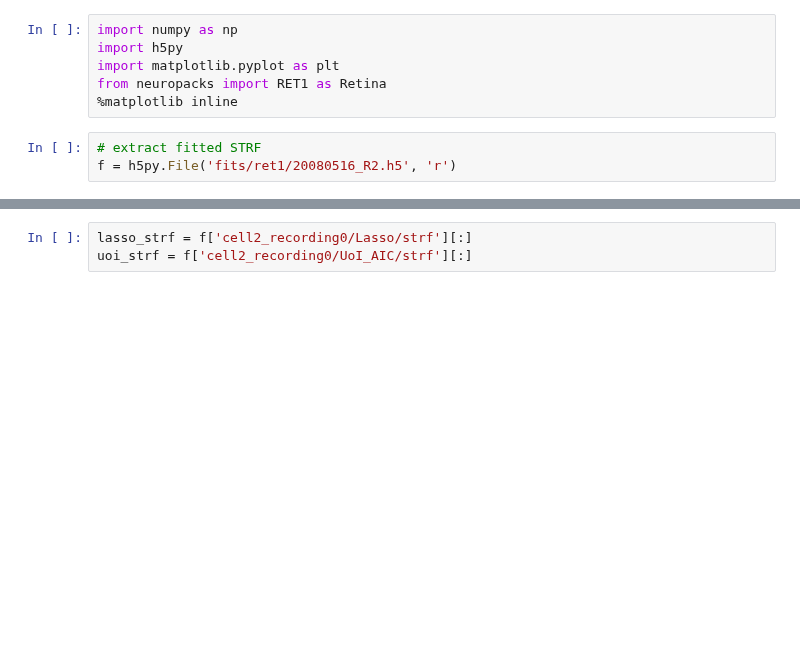
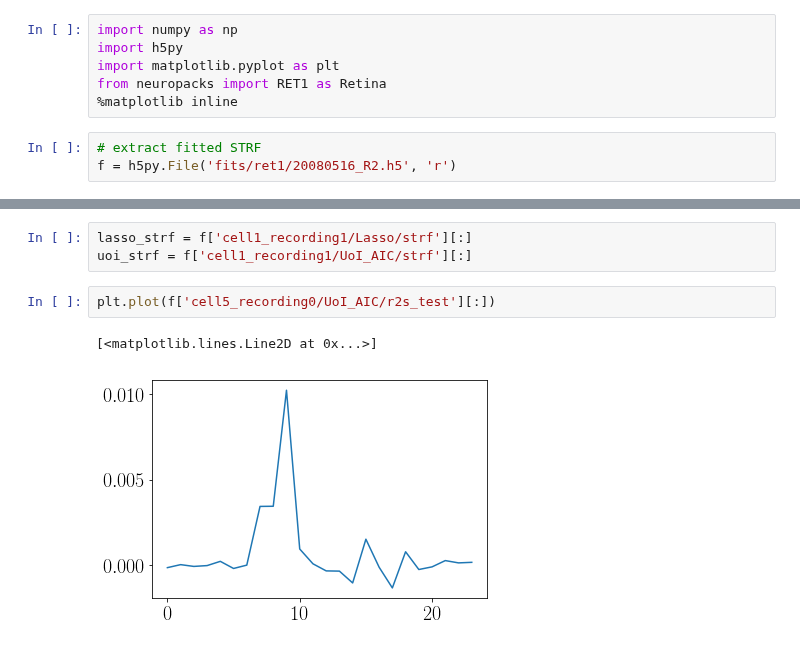
Before and after one commit to pssachdeva/uoi_neuroscience, a Jupyter notebook: tuning/ret1_checker.ipynb, the cells around one changed output, grey strips where cells are left out. Drawn from its saved outputs; the diff is of its cells as text; blank space fills up the shorter version.

```diff
--- a/tuning/ret1_checker.ipynb
+++ b/tuning/ret1_checker.ipynb
@@ -14,6 +23,11 @@ list(f)
 # %%
-lasso_strf = f['cell2_recording0/Lasso/strf'][:]
-uoi_strf = f['cell2_recording0/UoI_AIC/strf'][:]
+lasso_strf = f['cell1_recording1/Lasso/strf'][:]
+uoi_strf = f['cell1_recording1/UoI_AIC/strf'][:]
+# %%
+plt.plot(f['cell5_recording0/UoI_AIC/r2s_test'][:])
+# %% [output]
+[<matplotlib.lines.Line2D at 0x...>]
+[figure, added]
 # %%
 fig, axes = plt.subplots(2, 1, figsize=(10, 6))
 
```
Also changed, not shown: parts of 6 cells of this notebook, 9 other files.
